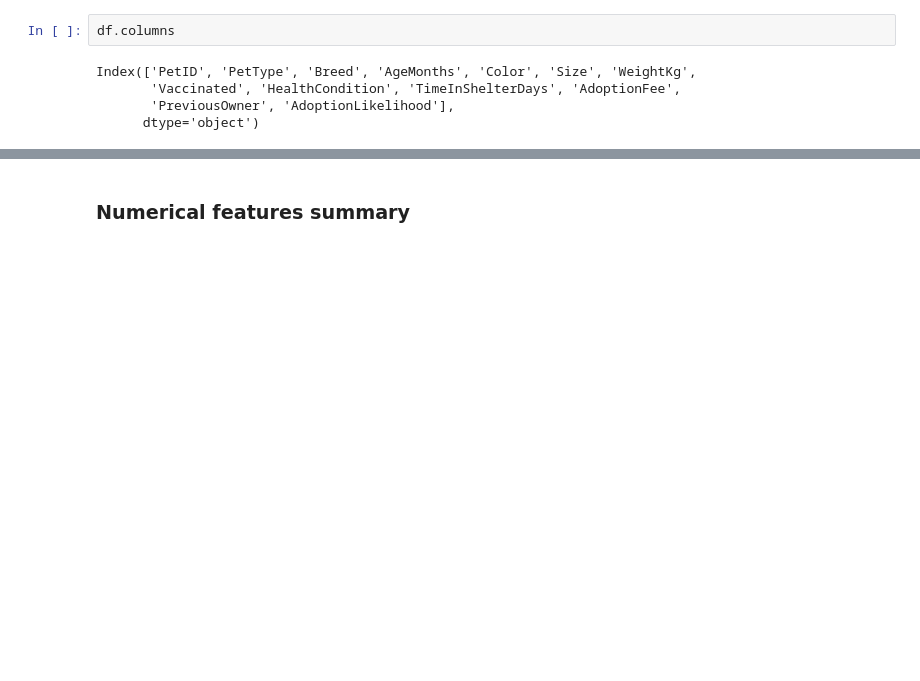
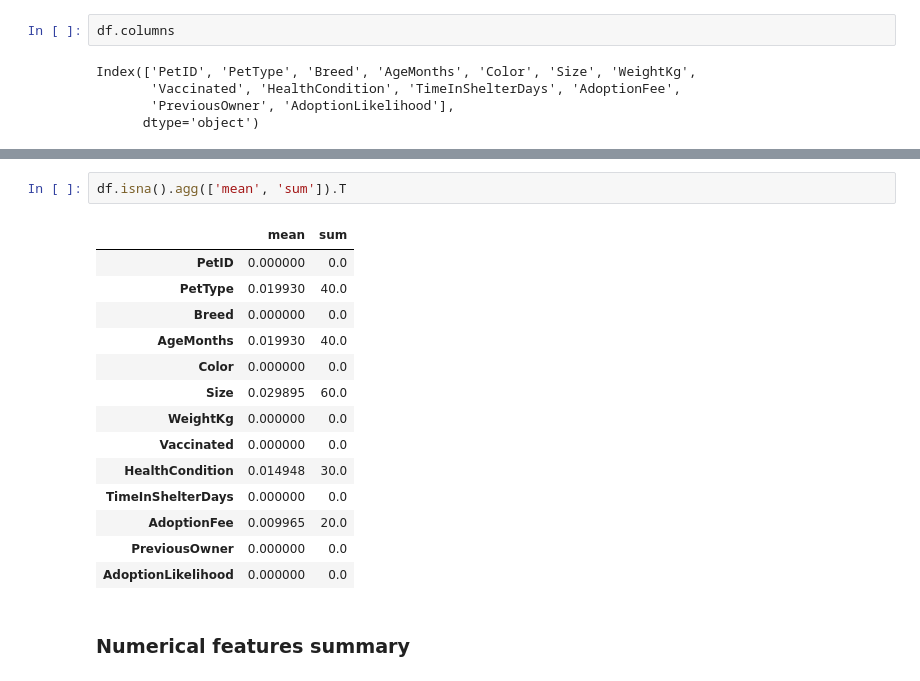
Before and after one commit to IzaSiemieniuk/pk_advanced_machine_learning, a Jupyter notebook: pet_adoption.ipynb, the cells around one changed output, grey strips where cells are left out. Drawn from its saved outputs; the diff is of its cells as text; blank space fills up the shorter version.

```diff
--- a/pet_adoption.ipynb
+++ b/pet_adoption.ipynb
@@ -64,4 +64,21 @@ dtypes: float64(1), int64(8), object(4)
 memory usage: 204.0+ KB
+# %%
+df.isna().agg(['mean', 'sum']).T
+# %% [output]
+|  | mean | sum |
+| PetID | 0.000000 | 0.0 |
+| PetType | 0.019930 | 40.0 |
+| Breed | 0.000000 | 0.0 |
+| AgeMonths | 0.019930 | 40.0 |
+| Color | 0.000000 | 0.0 |
+| Size | 0.029895 | 60.0 |
+| WeightKg | 0.000000 | 0.0 |
+| Vaccinated | 0.000000 | 0.0 |
+| HealthCondition | 0.014948 | 30.0 |
+| TimeInShelterDays | 0.000000 | 0.0 |
+| AdoptionFee | 0.009965 | 20.0 |
+| PreviousOwner | 0.000000 | 0.0 |
+| AdoptionLikelihood | 0.000000 | 0.0 |
 # %% [markdown]
 ### Numerical features summary
 # %%
```
Also changed, not shown: parts of 13 cells of this notebook, 4 other files.
